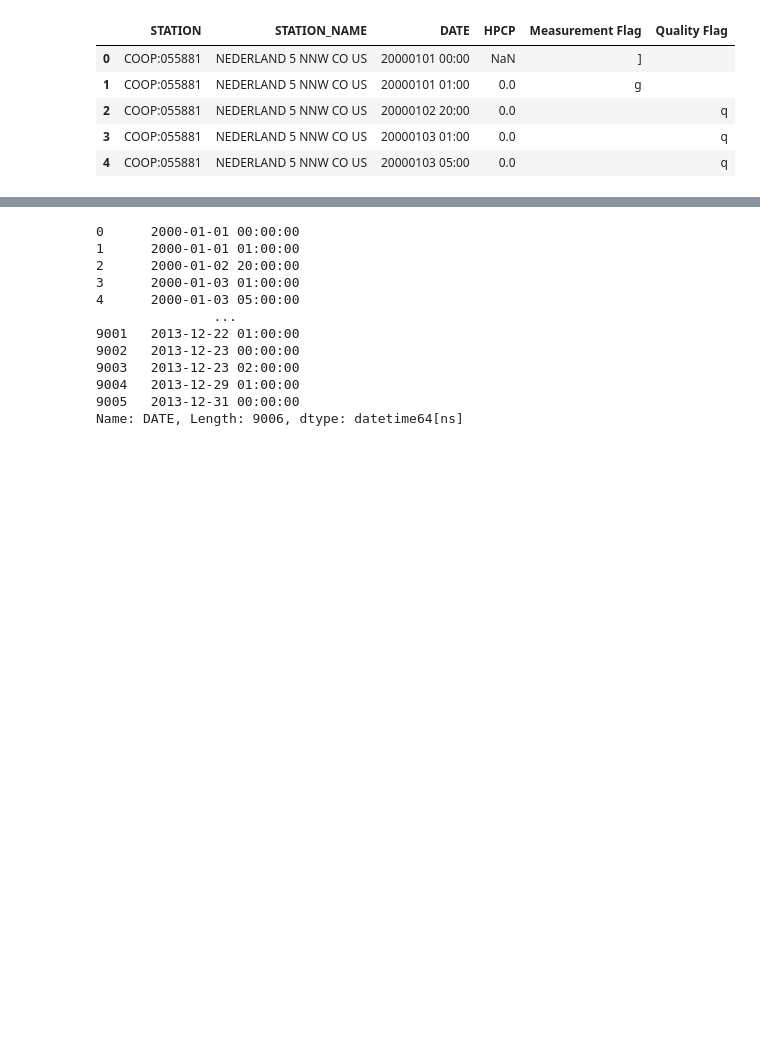
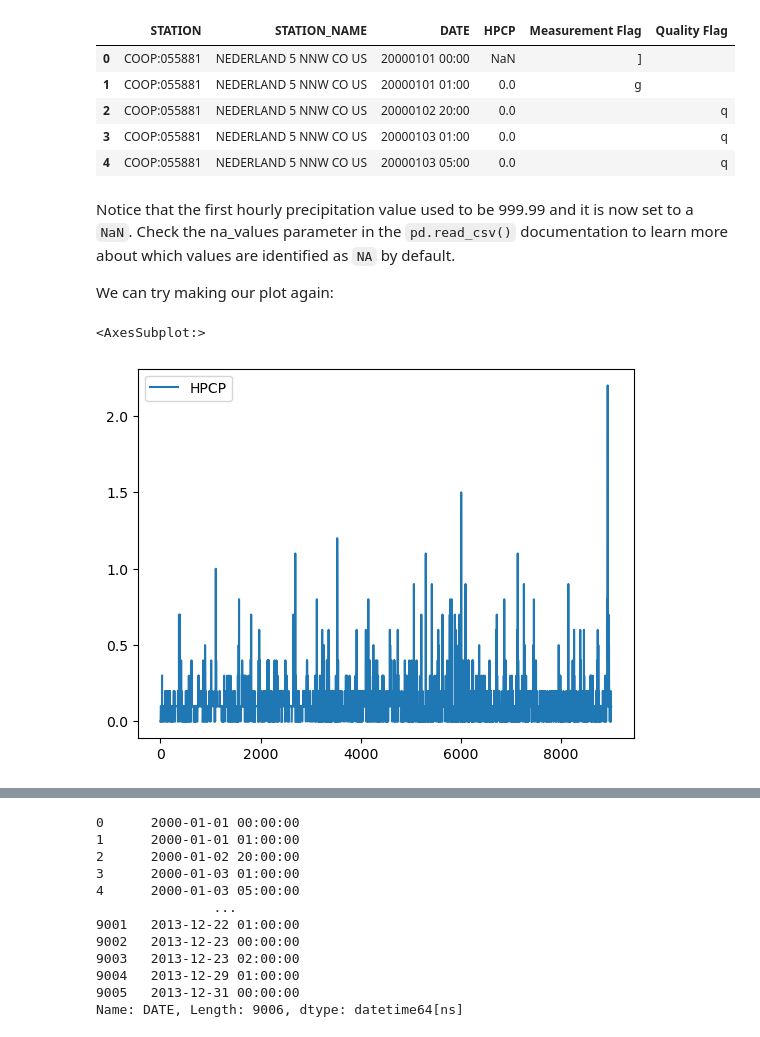
Before and after one commit to rfswick/eds220-2024-in-class, a Jupyter notebook: week4-time-series.ipynb, the cells around one changed output, grey strips where cells are left out. Cells and saved outputs as stored; diff of their text form; code cells hidden in the pictures; blank space fills up the shorter version.

```diff
--- a/week4-time-series.ipynb
+++ b/week4-time-series.ipynb
@@ -46,3 +86,12 @@ precip.head()
 | 2 | COOP:055881 | NEDERLAND 5 NNW CO US | 20000102 20:00 | 0.0 |  | q |
 | 3 | COOP:055881 | NEDERLAND 5 NNW CO US | 20000103 01:00 | 0.0 |  | q |
 | 4 | COOP:055881 | NEDERLAND 5 NNW CO US | 20000103 05:00 | 0.0 |  | q |
+# %% [markdown]
+Notice that the first hourly precipitation value used to be 999.99 and it is now set to a `NaN`. Check the na_values parameter in the `pd.read_csv()` documentation to learn more about which values are identified as `NA` by default.
+
+We can try making our plot again:
+# %%
+precip.plot()
+# %% [output]
+<AxesSubplot:>
+[figure, added]
```
Also changed, not shown: parts of 33 cells of this notebook, 2 other files.
